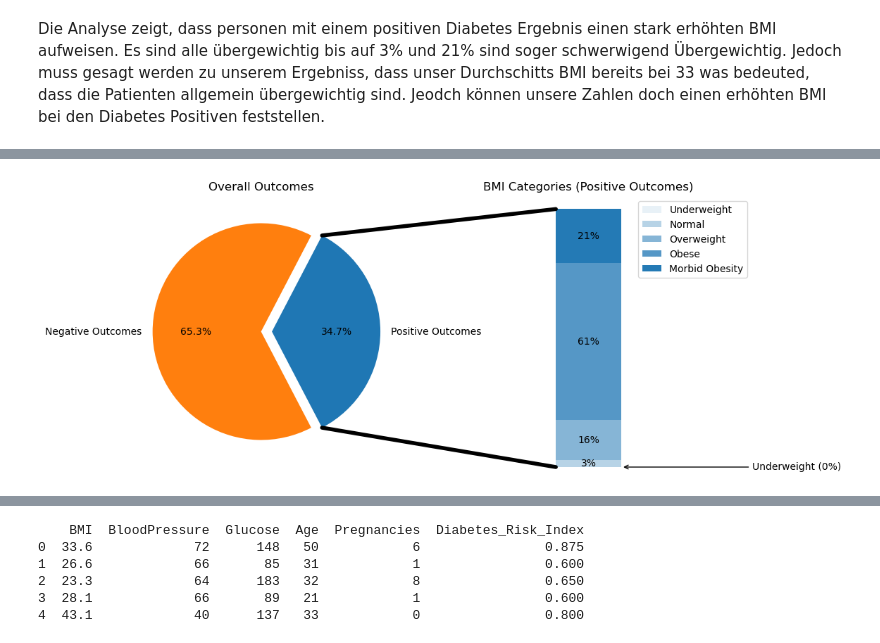
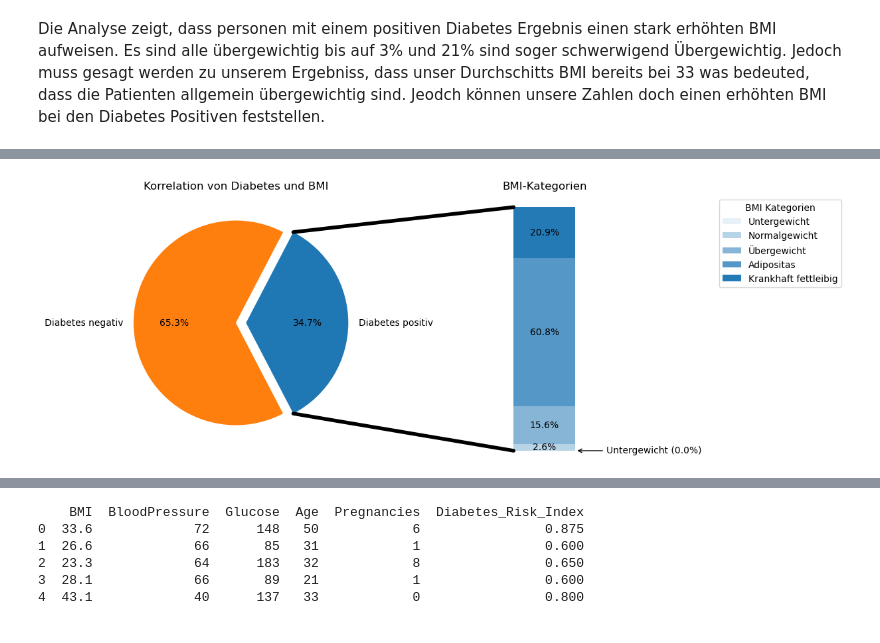
Before and after one commit to febenfasil/BMLD_LNW2, a Jupyter notebook: diabetes.ipynb, the cells around one changed output, grey strips where cells are left out. Saved outputs shown, nothing was run; the diff lists cells and outputs as text; code cells hidden in the pictures.

```diff
--- a/diabetes.ipynb
+++ b/diabetes.ipynb
@@ -321,5 +426,4 @@ Jedoch muss gesagt werden zu unserem Ergebniss, dass unser Durchschitts BMI bere
 # %%
-
 df_non_zero = df[df['BMI'] > 0]
 
 positive_count = (df_non_zero['Outcome'] == 1).sum()
@@ -331,15 +435,15 @@ negative_ratio = negative_count / total
 
 def get_bmi_category(bmi):
     if bmi < 18.5:
-        return 'Underweight'
+        return 'Untergewicht'
     elif bmi < 25:
-        return 'Normal'
+        return 'Normalgewicht'
     elif bmi < 30:
-        return 'Overweight'
+        return 'Übergewicht'
     elif bmi < 40:
-        return 'Obese'
+        return 'Adipositas'
     else:
-        return 'Morbid Obesity'
+        return 'Krankhaft fettleibig'
 
 positive_df = df_non_zero[df_non_zero['Outcome'] == 1].copy()
 positive_df['BMI_Category'] = positive_df['BMI'].apply(get_bmi_category)
@@ -347,28 +451,28 @@ positive_df['BMI_Category'] = positive_df['BMI'].apply(get_bmi_category)
 bmi_counts = positive_df['BMI_Category'].value_counts()
 bmi_ratios = bmi_counts / bmi_counts.sum()
 
-bmi_categories_order = ['Underweight', 'Normal', 'Overweight', 'Obese', 'Morbid Obesity']
+bmi_categories_order = ['Untergewicht', 'Normalgewicht', 'Übergewicht', 'Adipositas', 'Krankhaft fettleibig']
 bmi_ratios_ordered = [bmi_ratios.get(cat, 0) for cat in bmi_categories_order]
 
 fig, (ax1, ax2) = plt.subplots(1, 2, figsize=(12, 5))
 fig.subplots_adjust(wspace=0)
 
-labels = ['Positive Outcomes', 'Negative Outcomes']
+labels = ['Diabetes positiv', 'Diabetes negativ']
 ratios = [positive_ratio, negative_ratio]
 explode = [0.1, 0]
 angle = -180 * ratios[0]
 
 wedges, *_ = ax1.pie(ratios, autopct='%1.1f%%', startangle=angle,
                      labels=labels, explode=explode, colors=['C0', 'C1'])
-ax1.set_title("Overall Outcomes")
+ax1.set_title("Korrelation von Diabetes und BMI")
 
-width = 0.2
+width = 0.5
 bottom = 0
 
 for j, (height, category) in enumerate(zip(bmi_ratios_ordered, bmi_categories_order)):
     bc = ax2.bar(0, height, width, bottom=bottom, color='C0',
                  alpha=0.1 + 0.22 * j, label=category)
-    label_text = f"{category} ({height:.0%})"
+    label_text = f"{category} ({height:.1%})"
     bar_center = bottom + height / 2.0
 
     if height < 0.02:
@@ -380,36 +484,36 @@ for j, (height, category) in enumerate(zip(bmi_ratios_ordered, bmi_categories_or
             va='center'
         )
     else:
-        ax2.bar_label(bc, labels=[f"{height:.0%}"], label_type='center')
+        ax2.bar_label(bc, labels=[f"{height:.1%}"], label_type='center')
 
     bottom += height
 
-ax2.set_title("BMI Categories (Positive Outcomes)")
-ax2.legend()
+ax2.set_title("BMI-Kategorien")
+ax2.legend(title='BMI Kategorien', bbox_to_anchor=(1.05, 1), loc='upper left')
 ax2.axis('off')
 ax2.set_xlim(-2.5 * width, 2.5 * width)
 
 positive_wedge = wedges[0]
 theta1, theta2 = positive_wedge.theta1, positive_wedge.theta2
 center, r = positive_wedge.center, positive_wedge.r
 bar_height = sum(bmi_ratios_ordered)
 
 x = r * np.cos(np.pi / 180 * theta2) + center[0]
 y = r * np.sin(np.pi / 180 * theta2) + center[1]
 con = ConnectionPatch(xyA=(-width / 2, bar_height), coordsA=ax2.transData,
                       xyB=(x, y), coordsB=ax1.transData)
 con.set_color([0, 0, 0])
 con.set_linewidth(4)
 ax2.add_artist(con)
 
 x = r * np.cos(np.pi / 180 * theta1) + center[0]
 y = r * np.sin(np.pi / 180 * theta1) + center[1]
 con = ConnectionPatch(xyA=(-width / 2, 0), coordsA=ax2.transData,
                       xyB=(x, y), coordsB=ax1.transData)
 con.set_color([0, 0, 0])
 ax2.add_artist(con)
 con.set_linewidth(4)
 
 plt.show()
 # %% [output]
-[figure, old version]
+[figure, new version]
```
Also changed, not shown: parts of 19 cells of this notebook.
